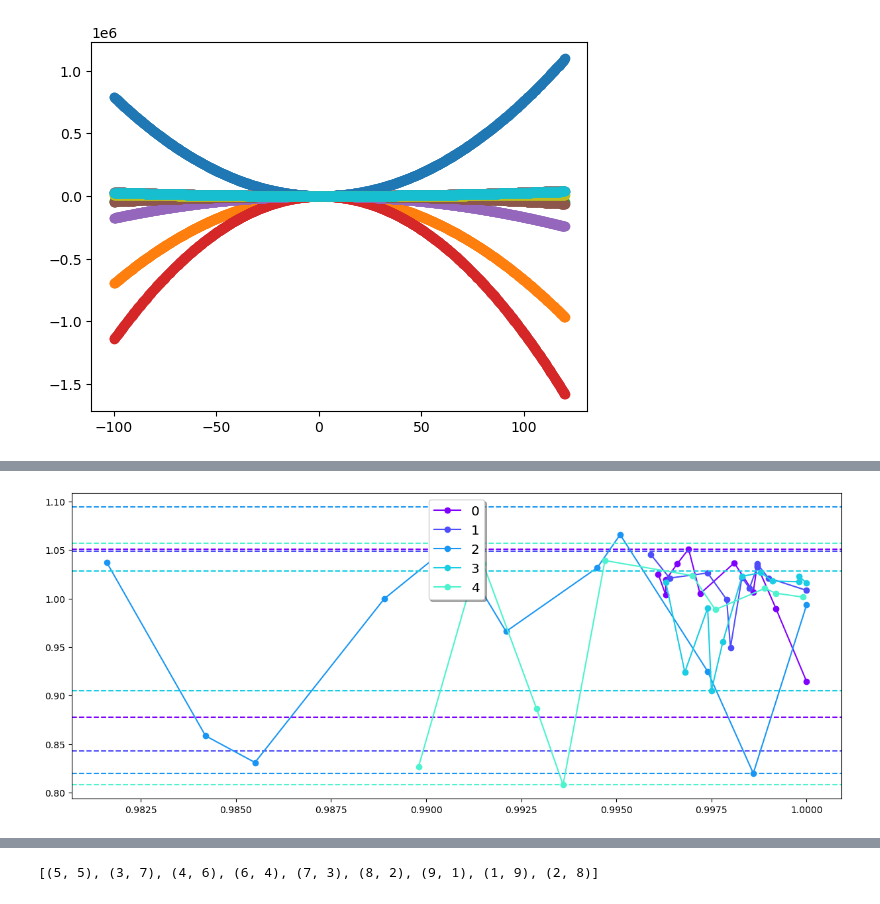
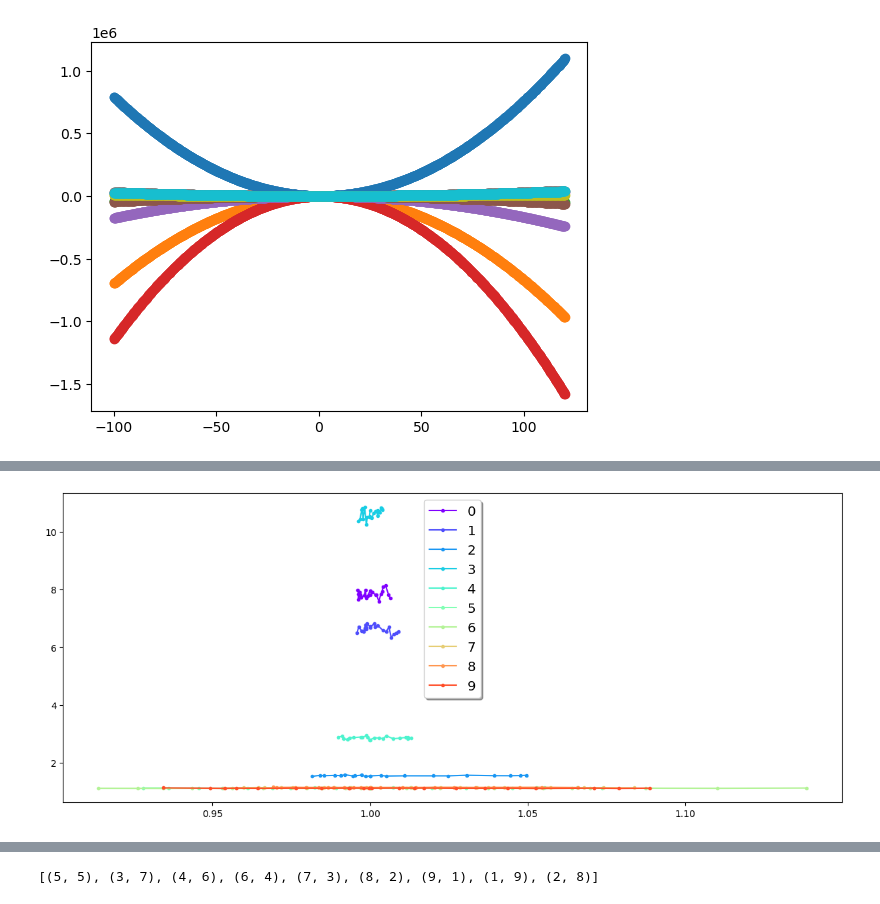
Before and after one commit to Sichao-Li/generalized_rashomon_set, a Jupyter notebook: Fridman.ipynb, the cells around one changed output, grey strips where cells are left out. Cells and saved outputs as stored; diff of their text form; code cells hidden in the pictures.

```diff
--- a/Fridman.ipynb
+++ b/Fridman.ipynb
@@ -169,10 +169,10 @@ for i in range(10):
 # %% [output]
 [figure]
 # %%
-def loss_shuffle(values, v_idx, y_true, times=30):
+def loss_shuffle(values, v_idx, y_true, times=10):
     loss_all = []
     for i in range(times):
-        np.random.shuffle(values[v_idx])
+        np.random.shuffle(values[:,v_idx])
         pred = lr_f.predict(values)
         loss = mean_squared_error(y_true, pred)
         loss_all.append(loss)
@@ -183,14 +183,13 @@ for idx, i in enumerate(range(10)):
     for j in range(len(vt_f[0])):
         for k in range(2):
             X0 = X_f_minmax.copy()
-            coe = np.array(vt_f)[idx,j,k]
-    #         coe_minus = vt[i,j,1]
-            X0[i] = X0[i]*coe
+            coe = np.array(vt_fi)[idx,j,k]
+            X0[:idx] = X0[:idx]*coe
             pred = lr_f.predict(X0)
             myloss = mean_squared_error(y_f, pred)
     #         np.random.shuffle(X0[i].values)
     #         pred = model.predict(sm.add_constant(X0))
-            loss_changed = loss_shuffle(X_f_minmax, i, y_f)
+            loss_changed = loss_shuffle(X0, i, y_f)
             ratio = loss_changed/myloss
             vt_fi[idx,j,k] = ratio
 vt_fi
@@ -229,10 +228,12 @@ for i in range(10):
     max_y = np.max(vt_fi[i])
     min_y = np.min(vt_fi[i])
 
-    ax.plot(xx, yy, marker='o', color = colors[i], label=range(10)[i])
+    ax.plot(xx, xy, marker='o', color = colors[i], label=range(10)[i])
+    ax.plot(xx, yy, marker='o', color = colors[i])
+
 #     ax[0].plot(xx, xy, marker='o', color = colors[i], label=range(10)[i])
 #     plt.plot(yx, yy, marker='.')
-    ax.axhline(y=max_y, color=colors[i], linestyle='--')
-    ax.axhline(y=min_y, color=colors[i], linestyle='--')
-legend = ax.legend(loc='upper center', shadow=True, fontsize='x-large')
+#     ax.axhline(y=max_y, color=colors[i], linestyle='--')
+#     ax.axhline(y=min_y, color=colors[i], linestyle='--')
+legend = ax.legend(loc='upper left', shadow=True, fontsize='x-large')
 # %% [output]
@@ -240,22 +241,25 @@ legend = ax.legend(loc='upper center', shadow=True, fontsize='x-large')
 # %%
 import matplotlib.cm as cm
 fig, ax = plt.subplots(1,1, figsize=(15, 6), facecolor='w', edgecolor='k')
-for i in range(5):
+for i in range(10):
 #     xx, xy = zip(*sorted(zip(i[:,0],i[:,1])))
+#     xx, xy = zip(*sorted(zip(vt_fi[i,:,0],vt_fi[i,:,1])))
+
     xx = vt_f[i,:,0]
     xy = vt_fi[i,:,0]
     yx = vt_f[i,:,1]
     yy = vt_fi[i,:,1]
     max_y = np.max(vt_fi[i])
     min_y = np.min(vt_fi[i])
-    ax.plot(yx, yy, marker='o', color = colors[i], label=range(10)[i])
-    ax.axhline(y=max_y, color=colors[i], linestyle='--')
-    ax.axhline(y=min_y, color=colors[i], linestyle='--')
+    ax.plot(xx, xy, marker='.', color = colors[i], label=range(10)[i])
+    ax.plot(yx, yy, marker='.', color = colors[i])
+#     ax.axhline(y=max_y, color=colors[i], linestyle='--')
+#     ax.axhline(y=min_y, color=colors[i], linestyle='--')
 #     ax[0].plot(xx, xy, marker='o', color = colors[i])
 #     plt.plot(yx, yy, marker='.')
 legend = ax.legend(loc='upper center', shadow=True, fontsize='x-large')
 # %% [output]
-[figure, old version]
+[figure, new version]
 # %%
 vt_regression
 # %%
```
Also changed, not shown: parts of 4 cells of this notebook, 1 other file.
